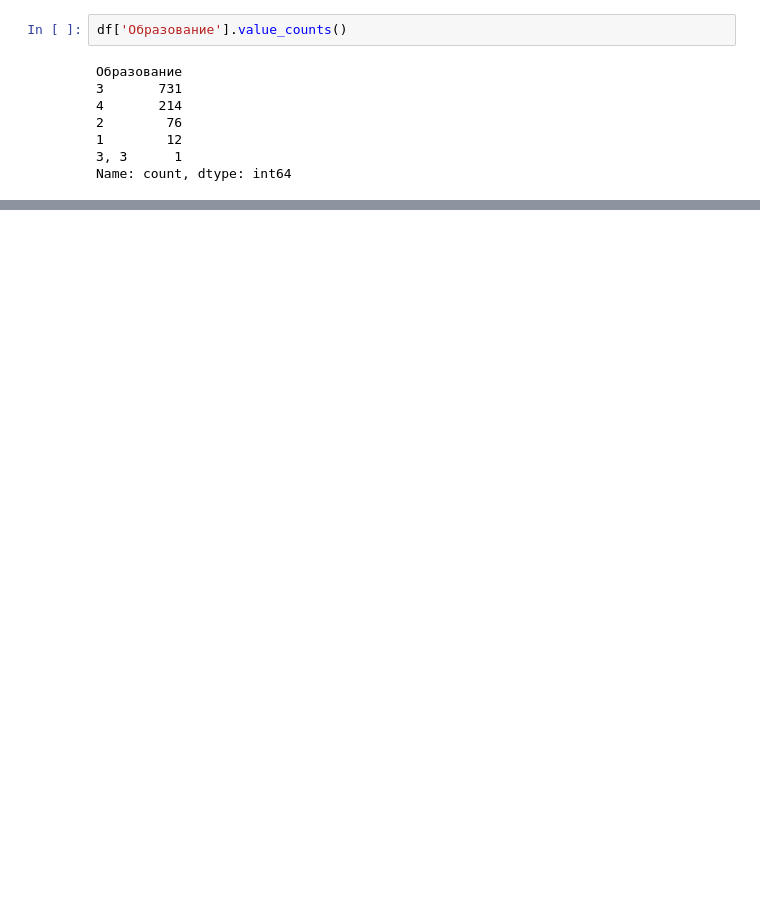
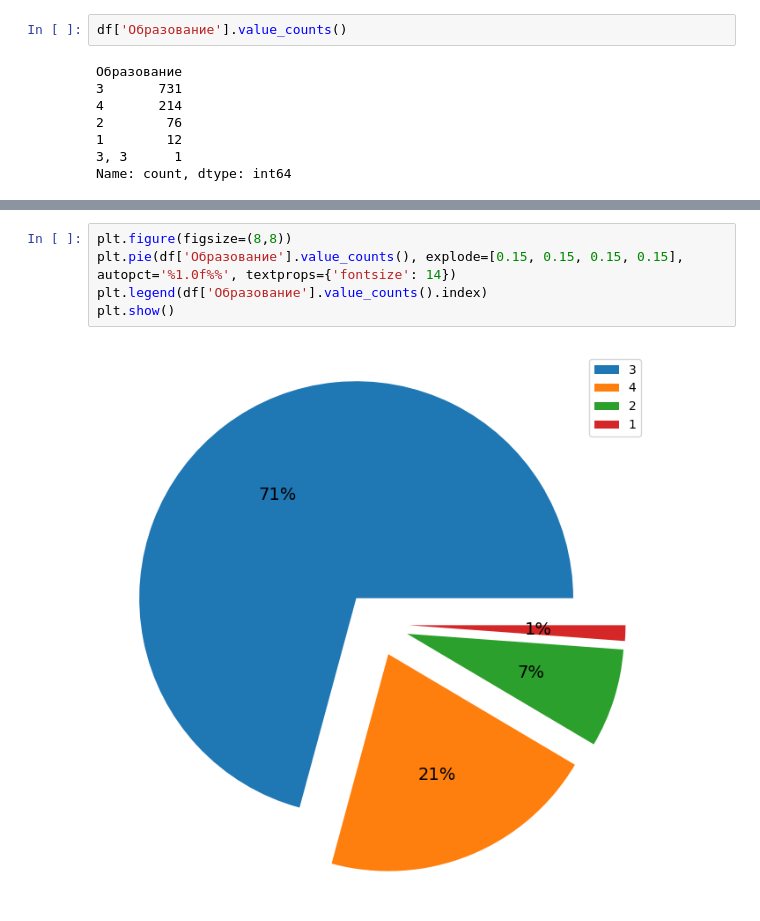
Before and after one commit to tooyoungforthis/expert_judgement, a Jupyter notebook: main.ipynb, the cells around one changed output, grey strips where cells are left out. Drawn from its saved outputs; the diff is of its cells as text; blank space fills up the shorter version.

```diff
--- a/main.ipynb
+++ b/main.ipynb
@@ -59,0 +193,7 @@ Name: count, dtype: int64
+# %%
+plt.figure(figsize=(8,8))
+plt.pie(df['Образование'].value_counts(), explode=[0.15, 0.15, 0.15, 0.15], autopct='%1.0f%%', textprops={'fontsize': 14})
+plt.legend(df['Образование'].value_counts().index)
+plt.show()
+# %% [output]
+[figure, added]
```
Also changed, not shown: parts of 39 cells of this notebook, 1 other file.
